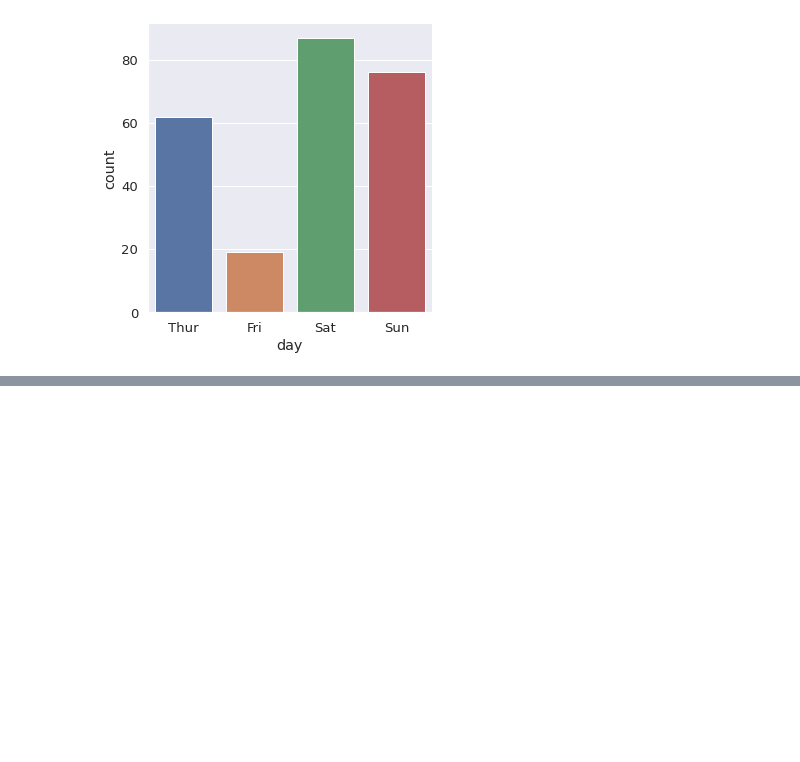
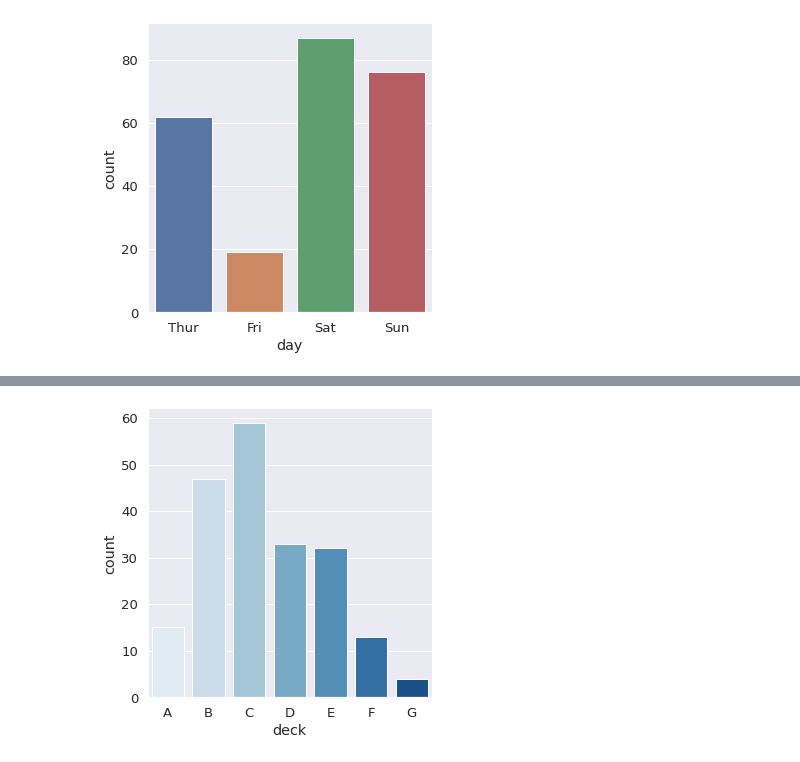
Before and after one commit to czyz-patryk/dataScience, a Jupyter notebook: seaborn_intro.ipynb, the cells around one changed output, grey strips where cells are left out. Cells and saved outputs as stored; diff of their text form; code cells hidden in the pictures; blank space fills up the shorter version.

```diff
--- a/seaborn_intro.ipynb
+++ b/seaborn_intro.ipynb
@@ -104,0 +119,4 @@ _ = sns.catplot(data=df, x='day', kind='count')
+# %%
+_ = sns.catplot(data=df, x='deck', kind='count', palette='Blues')
+# %% [output]
+[figure, added]
```
Also changed, not shown: parts of 7 cells of this notebook.
